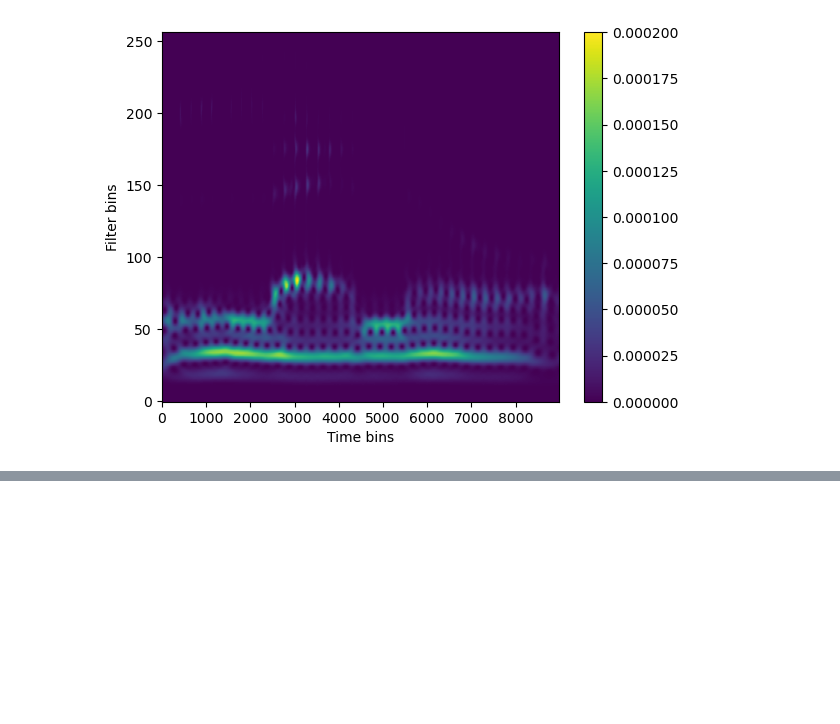
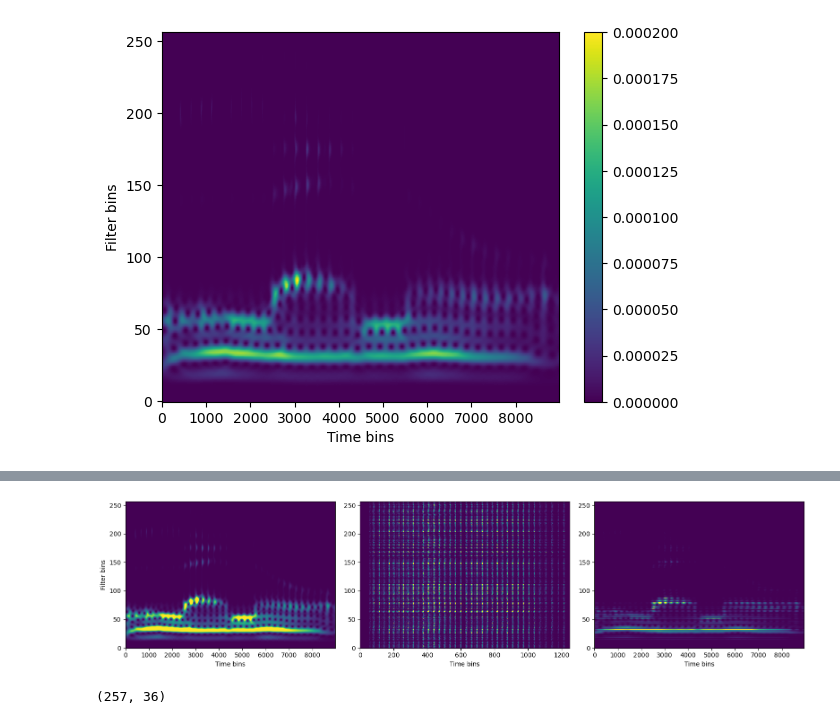
Before and after one commit to danedane-haider/Random-Filterbanks, a Jupyter notebook: Stability of Random Filterbanks under Gradient Descent/Auditory_bias_complex.ipynb, the cells around one changed output, grey strips where cells are left out. Cells and saved outputs as stored; diff of their text form; code cells hidden in the pictures; blank space fills up the shorter version.

```diff
--- a/Stability of Random Filterbanks under Gradient Descent/Auditory_bias_complex.ipynb
+++ b/Stability of Random Filterbanks under Gradient Descent/Auditory_bias_complex.ipynb
@@ -92,0 +132,28 @@ x_tilde_im = F.conv_transpose1d(x_enc_im, g_im_tight_tensor, stride=stride).sque
+# %%
+# imshow the enc
+plt.figure(figsize=(16, 4))
+plt.subplot(1, 3, 1)
+plt.imshow(x_enc_mag.numpy()[0,:,:]/np.max(x_enc_mag.numpy()[0,:,:]), vmax=0.5, aspect='auto')
+# flip y ticks  to have 0 at the bottom
+plt.gca().invert_yaxis()
+plt.xlabel('Time bins')
+plt.ylabel('Filter bins')
+#plt.title('Auditory FIR filters')
+
+plt.subplot(1, 3, 3)
+plt.imshow(x_enc_mag_both.numpy()[0,:,:]/np.max(x_enc_mag_both.numpy()[0,:,:]), vmax=0.4, aspect='auto')
+plt.gca().invert_yaxis()
+plt.xlabel('Time bins')
+#plt.title('Random FIR filters')
+
+plt.subplot(1, 3, 2)
+plt.imshow(np.abs(x_enc_ran[0,:,:].numpy())**2/np.max(np.abs(x_enc_ran[0,:,:].numpy())**2), vmax=0.2, aspect='auto')
+plt.gca().invert_yaxis()
+plt.xlabel('Time bins')
+#plt.title('Inductively biased FIR filters')
+
+plt.tight_layout()
+plt.savefig('responses2.pdf', format='pdf', dpi=300, bbox_inches='tight')
+plt.show()
+# %% [output]
+[figure, added]
@@ -92,0 +162,4 @@ x_tilde_im = F.conv_transpose1d(x_enc_im, g_im_tight_tensor, stride=stride).sque
+# %%
+x_red.shape
+# %% [output]
+(257, 36)
```
Also changed, not shown: parts of 15 cells of this notebook, 1 other file.
